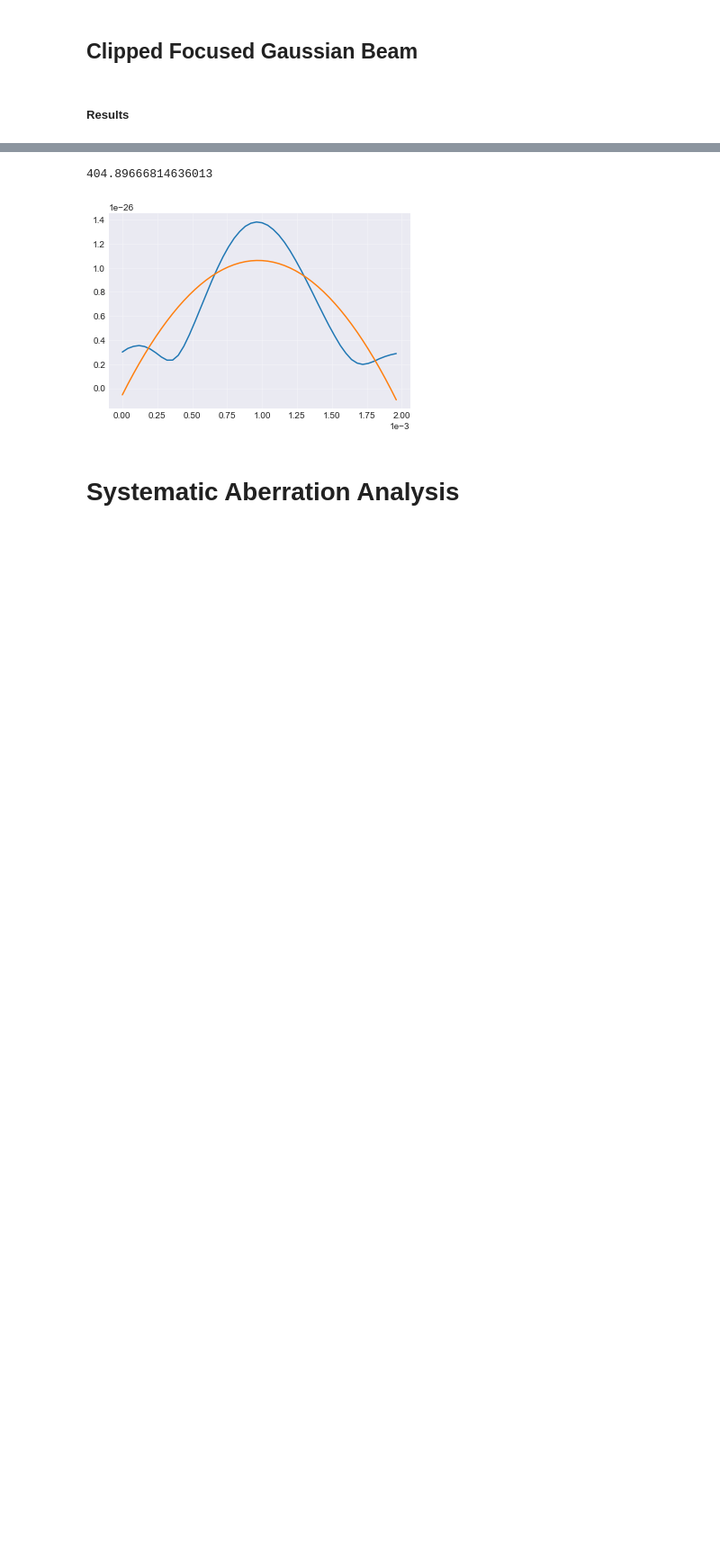
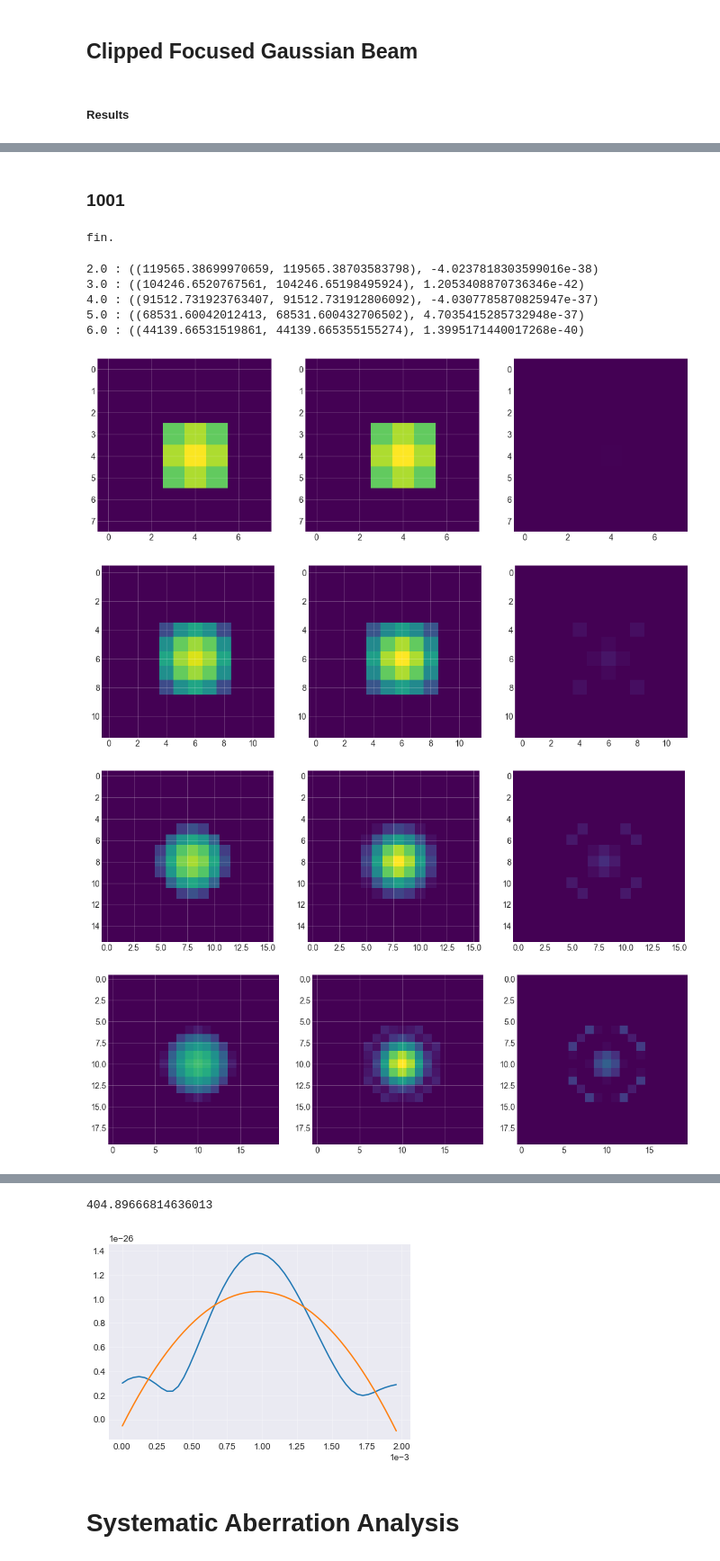
Before and after one commit to aquirdTurtle/Data-Analysis-Code, a Jupyter notebook: Aberration-Analysis.ipynb, the cells around one changed output, grey strips where cells are left out. Shown at 90% size. Drawn from its saved outputs; the diff is of its cells as text; code cells hidden in the pictures; blank space fills up the shorter version.

```diff
--- a/Aberration-Analysis.ipynb
+++ b/Aberration-Analysis.ipynb
@@ -455,0 +636,19 @@ getRadialFreqs(data, 12, picScale=1e-3/2000, ampScale=1e-3*mc.k_B)
+# %% [markdown]
+### 1001
+# %%
+data_coarser = doPropsAroundWaist(1e-4, 1e-4, 1e-4, (0.96, 1.04), 1001, 15)
+# %% [output]
+fin.
+# %%
+for r in np.linspace(2,6,5):
+    print(r, ':', getRadialFreqs(data_coarser, r, picScale=2e-4/1001, ampScale=1e-3*mc.k_B))
+# %% [output]
+2.0 : ((119565.38699970659, 119565.38703583798), -4.0237818303599016e-38)
+3.0 : ((104246.6520767561, 104246.65198495924), 1.2053408870736346e-42)
+4.0 : ((91512.731923763407, 91512.731912806092), -4.0307785870825947e-37)
+5.0 : ((68531.60042012413, 68531.600432706502), 4.7035415285732948e-37)
+6.0 : ((44139.66531519861, 44139.665355155274), 1.3995171440017268e-40)
+[figure, added]
+[figure, added]
+[figure, added]
+[figure, added]
```
Also changed, not shown: parts of 77 cells of this notebook, 2 other files.
